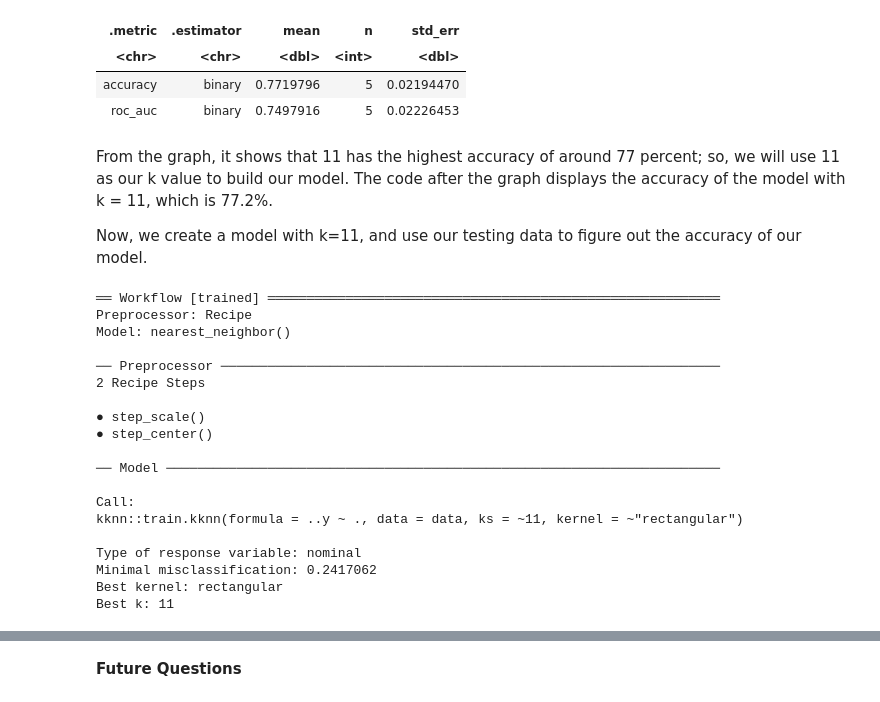
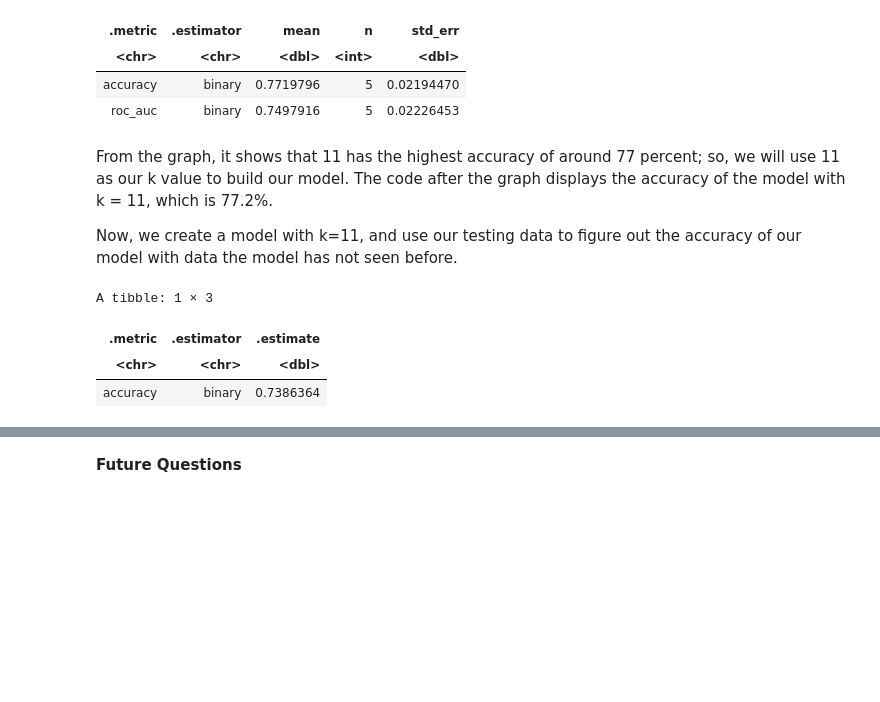
Before and after one commit to leoryry/NEW_DSCI_Project, a Jupyter notebook: DSCI_Project.ipynb, the cells around one changed output, grey strips where cells are left out. Cells and saved outputs as stored; diff of their text form; code cells hidden in the pictures; blank space fills up the shorter version.

Commit message:
Model Finished, need discussion

```diff
--- a/DSCI_Project.ipynb
+++ b/DSCI_Project.ipynb
@@ -259,31 +243,22 @@ A tibble: 2 × 5
 # %% [markdown]
 From the graph, it shows that 11 has the highest accuracy of around 77 percent; so, we will use 11 as our k value to build our model. The code after the graph displays the accuracy of the model with k = 11, which is 77.2%.
 
-Now, we create a model with k=11, and use our testing data to figure out the accuracy of our model.
+Now, we create a model with k=11, and use our testing data to figure out the accuracy of our model with data the model has not seen before.
 # %%
 set.seed(321)
 knn_fit <- workflow() %>%
     add_recipe(recipe) %>%
     add_model(knn_spec) %>%
     fit(data=heart_train)
-knn_fit
+test_prediction_table <- predict(knn_fit, heart_test) %>%
+    bind_cols(heart_test)
+
+test_prediction <- test_prediction_table %>%
+    metrics(truth=death, estimate =.pred_class) %>%
+    filter(.metric=="accuracy")
+test_prediction
 # %% [output]
-══ Workflow [trained] ══════════════════════════════════════════════════════════
-Preprocessor: Recipe
-Model: nearest_neighbor()
-
-── Preprocessor ────────────────────────────────────────────────────────────────
-2 Recipe Steps
-
-● step_scale()
-● step_center()
-
-── Model ───────────────────────────────────────────────────────────────────────
-
-Call:
-kknn::train.kknn(formula = ..y ~ ., data = data, ks = ~11, kernel = ~"rectangular")
-
-Type of response variable: nominal
-Minimal misclassification: 0.2417062
-Best kernel: rectangular
-Best k: 11
+A tibble: 1 × 3
+| .metric | .estimator | .estimate |
+| <chr> | <chr> | <dbl> |
+| accuracy | binary | 0.7386364 |
```
Also changed, not shown: parts of 12 cells of this notebook.
